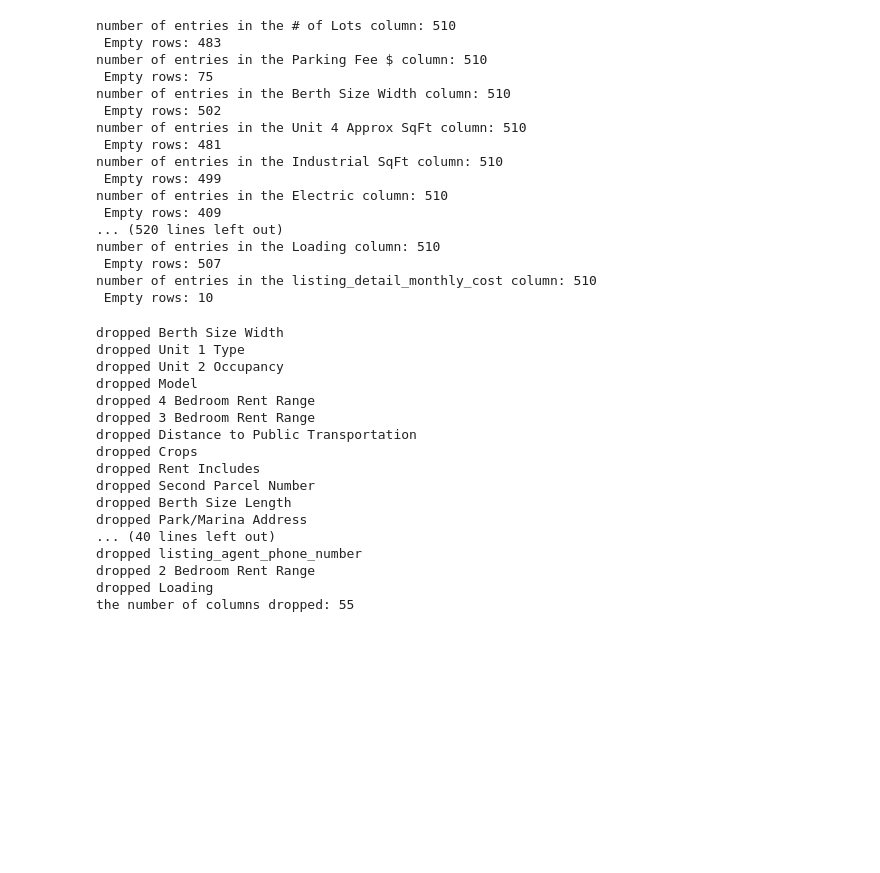
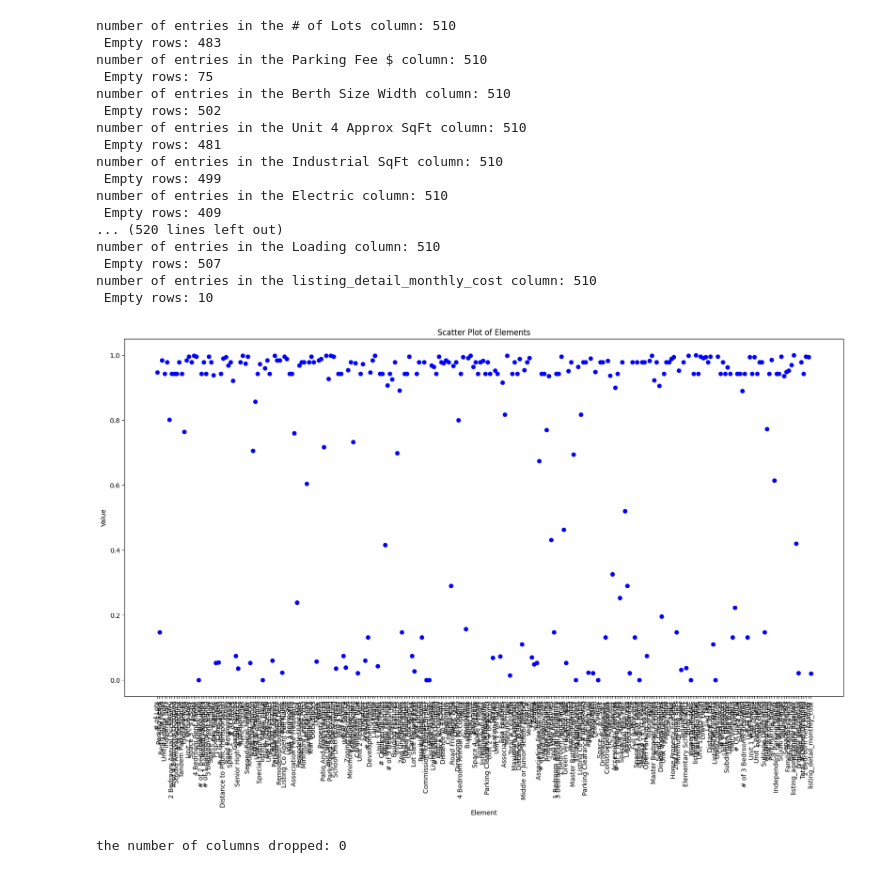
Before and after one commit to Vish-04/chatrealestate, a Jupyter notebook: data_management/analysis.ipynb, the cells around one changed output. Cells and saved outputs as stored; diff of their text form; code cells hidden in the pictures; blank space fills up the shorter version.

```diff
--- a/data_management/analysis.ipynb
+++ b/data_management/analysis.ipynb
@@ -109,8 +109,10 @@ len(filtered_df)
 # %% [output]
 510
 # %%
+percent = {}
 for i in df.columns:
     print(f"number of entries in the {i} column: {len(df[i])}  \n Empty rows: {sum(df[i].isna())}")
+    percent[i] = sum(df[i].isna())/len(df[i])
 # %% [output]
 number of entries in the # of Lots column: 510
  Empty rows: 483
@@ -129,6 +131,19 @@ number of entries in the Loading column: 510
  Empty rows: 507
 number of entries in the listing_detail_monthly_cost column: 510
  Empty rows: 10
+# %%
+df = pd.DataFrame(list(percent.items()), columns=['Element', 'Value'])
+
+# Plot
+plt.figure(figsize=(20, 10))
+plt.scatter(df['Element'], df['Value'], color='blue')
+plt.xlabel('Element')
+plt.ylabel('Value')
+plt.title('Scatter Plot of Elements')
+plt.xticks(rotation=90)
+plt.show()
+# %% [output]
+[figure, added]
 # %%
 drop = []
 for i in df.columns:
@@ -138,23 +153,7 @@ for i in df.columns:
         df.drop(i, axis = 1)
 print(f'the number of columns dropped: {len(drop)}')
 # %% [output]
-dropped Berth Size Width
-dropped Unit 1 Type
-dropped Unit 2 Occupancy
-dropped Model
-dropped 4 Bedroom Rent Range
-dropped 3 Bedroom Rent Range
-dropped Distance to Public Transportation
-dropped Crops
-dropped Rent Includes
-dropped Second Parcel Number
-dropped Berth Size Length
-dropped Park/Marina Address
-... (40 lines left out)
-dropped listing_agent_phone_number
-dropped 2 Bedroom Rent Range
-dropped Loading
-the number of columns dropped: 55
+the number of columns dropped: 0
 # %%
 def drop_columns_with_missing_values(df, threshold):
     drop = []
```
Also changed, not shown: parts of 17 cells of this notebook, 3 other files.
